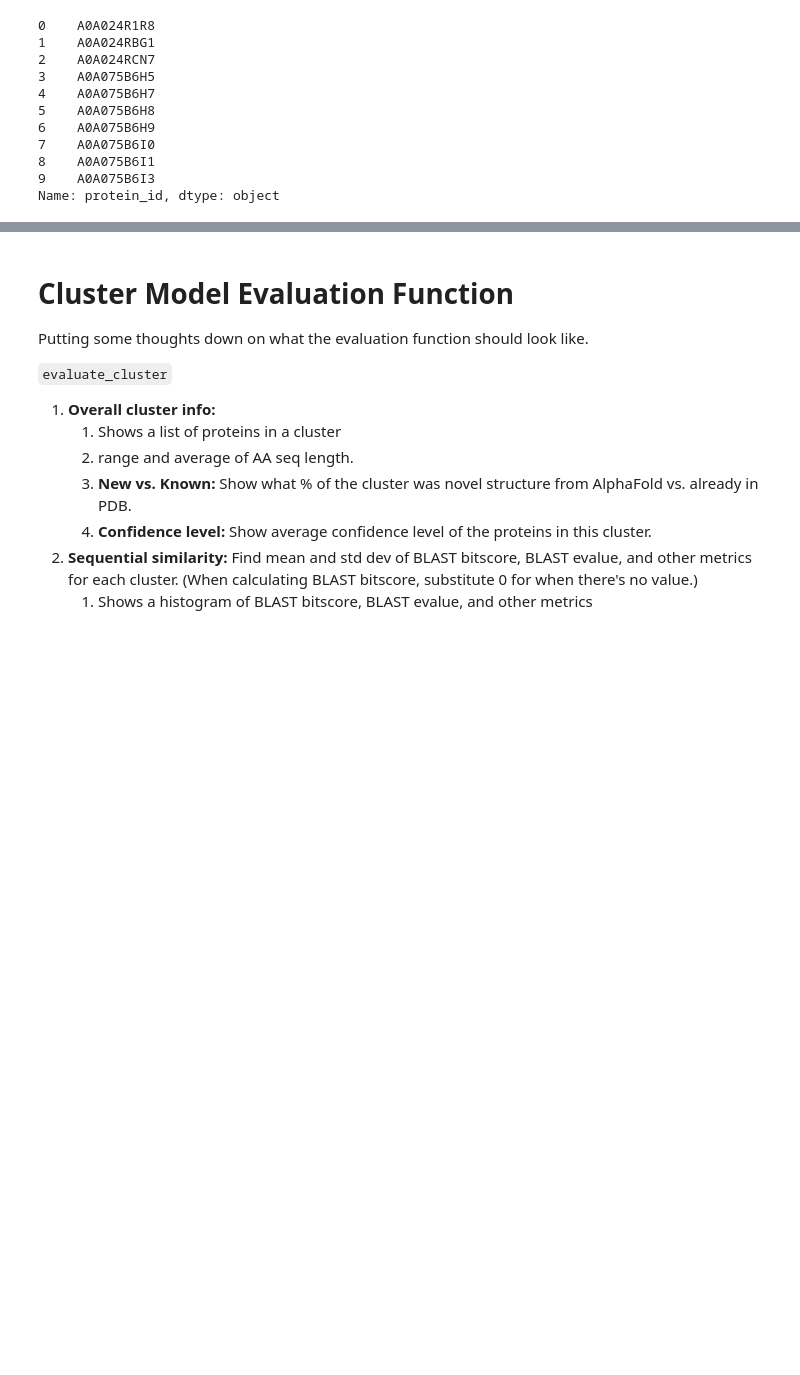
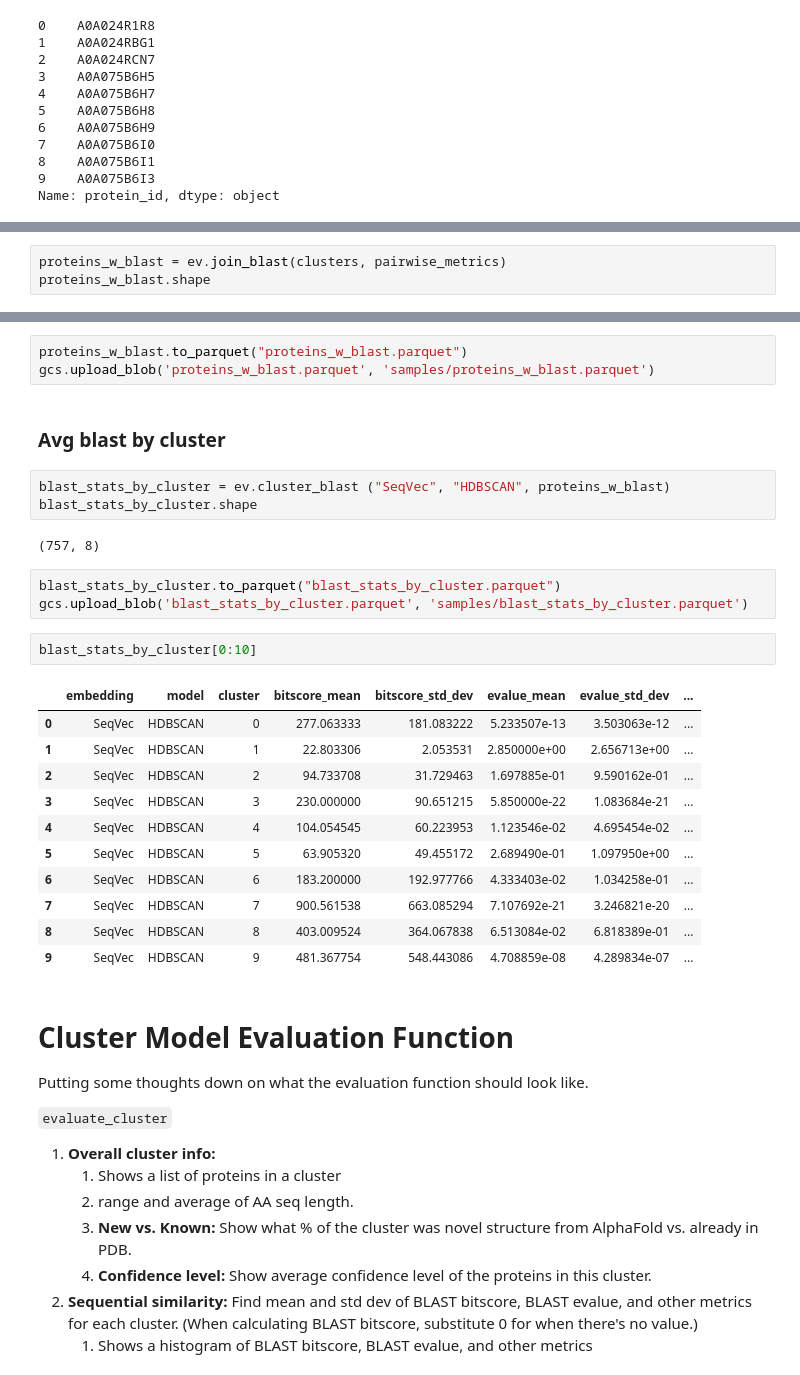
Before and after one commit to dptrsa-300/pss, a Jupyter notebook: Evaluate Cluster Outcome.ipynb, the cells around one changed output, grey strips where cells are left out. Cells and saved outputs as stored; diff of their text form; blank space fills up the shorter version.

```diff
--- a/Evaluate Cluster Outcome.ipynb
+++ b/Evaluate Cluster Outcome.ipynb
@@ -102,0 +200,3 @@ clusters[0:10]
+# %%
+proteins_w_blast = ev.join_blast(clusters, pairwise_metrics)
+proteins_w_blast.shape
@@ -103,3 +219,30 @@ clusters[0:10]
+# %%
+proteins_w_blast.to_parquet("proteins_w_blast.parquet")
+gcs.upload_blob('proteins_w_blast.parquet', 'samples/proteins_w_blast.parquet')
+# %% [markdown]
+### Avg blast by cluster
+# %%
+blast_stats_by_cluster = ev.cluster_blast ("SeqVec", "HDBSCAN", proteins_w_blast)
+blast_stats_by_cluster.shape
+# %% [output]
+(757, 8)
+# %%
+blast_stats_by_cluster.to_parquet("blast_stats_by_cluster.parquet")
+gcs.upload_blob('blast_stats_by_cluster.parquet', 'samples/blast_stats_by_cluster.parquet')
+# %%
+blast_stats_by_cluster[0:10]
+# %% [output]
+|  | embedding | model | cluster | bitscore_mean | bitscore_std_dev | evalue_mean | evalue_std_dev | ... |
+| 0 | SeqVec | HDBSCAN | 0 | 277.063333 | 181.083222 | 5.233507e-13 | 3.503063e-12 | ... |
+| 1 | SeqVec | HDBSCAN | 1 | 22.803306 | 2.053531 | 2.850000e+00 | 2.656713e+00 | ... |
+| 2 | SeqVec | HDBSCAN | 2 | 94.733708 | 31.729463 | 1.697885e-01 | 9.590162e-01 | ... |
+| 3 | SeqVec | HDBSCAN | 3 | 230.000000 | 90.651215 | 5.850000e-22 | 1.083684e-21 | ... |
+| 4 | SeqVec | HDBSCAN | 4 | 104.054545 | 60.223953 | 1.123546e-02 | 4.695454e-02 | ... |
+| 5 | SeqVec | HDBSCAN | 5 | 63.905320 | 49.455172 | 2.689490e-01 | 1.097950e+00 | ... |
+| 6 | SeqVec | HDBSCAN | 6 | 183.200000 | 192.977766 | 4.333403e-02 | 1.034258e-01 | ... |
+| 7 | SeqVec | HDBSCAN | 7 | 900.561538 | 663.085294 | 7.107692e-21 | 3.246821e-20 | ... |
+| 8 | SeqVec | HDBSCAN | 8 | 403.009524 | 364.067838 | 6.513084e-02 | 6.818389e-01 | ... |
+| 9 | SeqVec | HDBSCAN | 9 | 481.367754 | 548.443086 | 4.708859e-08 | 4.289834e-07 | ... |
 # %% [markdown]
 # Cluster Model Evaluation Function
 
```
Also changed, not shown: parts of 20 cells of this notebook, 1 other file.
